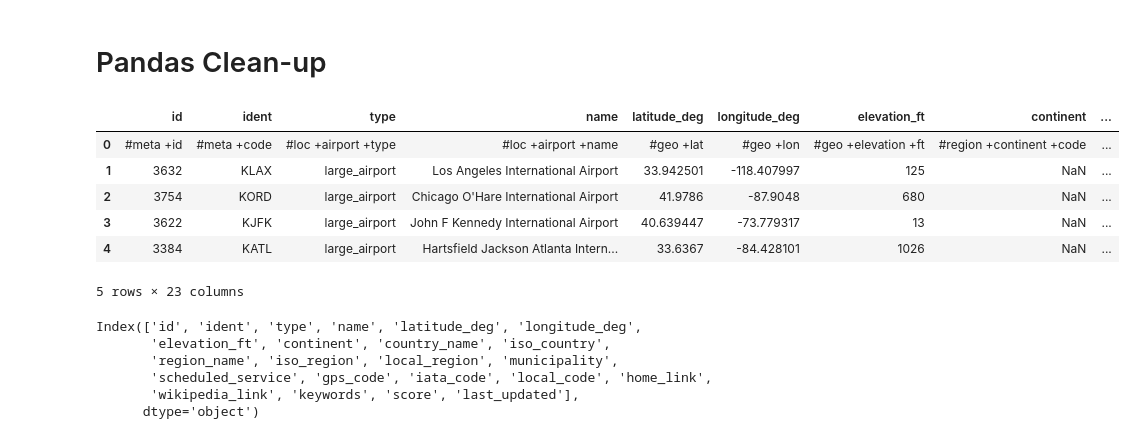
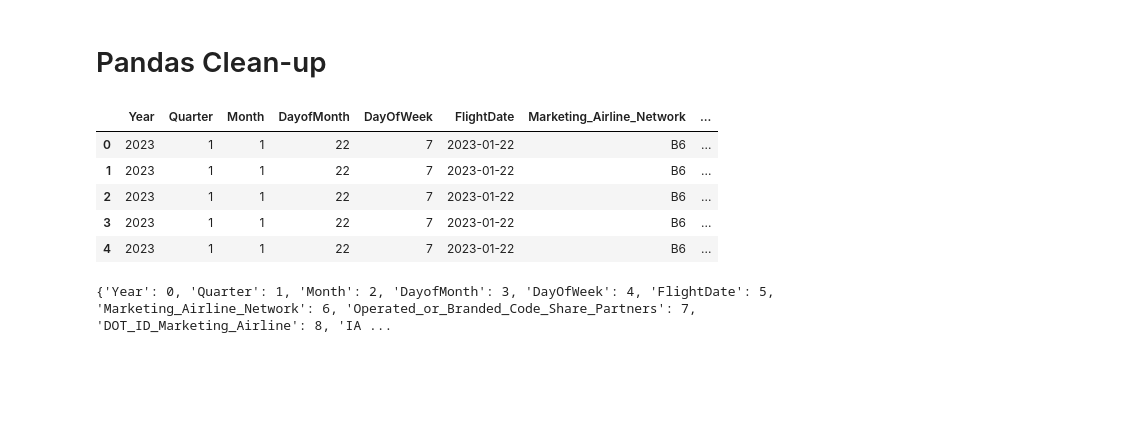
Before and after one commit to redpandata19/project3_team2, a Jupyter notebook: Cleanup2.ipynb, the cells around one changed output. Cells and saved outputs as stored; diff of their text form; code cells hidden in the pictures; blank space fills up the shorter version.

Commit message:
bureau of transportation statistics source data too large, uploading cleanup files and attempting to sort size issues

```diff
--- a/Cleanup2.ipynb
+++ b/Cleanup2.ipynb
@@ -7,23 +8,20 @@ from pathlib import Path
 # %%
 # Read in CSV and display a few rows
-airports = pd.read_csv('Resources/us-airports.csv')
-airports.head()
+pd.set_option('display.max_columns', None)
+flight_csv = pd.read_csv('Resources/On_Time_Marketing_Carrier_On_Time_Performance_(Beginning_January_2018)_2023_1.csv', low_memory=False)
+flight_csv.head()
 # %% [output]
-|  | id | ident | type | name | latitude_deg | longitude_deg | elevation_ft | continent | ... |
-| 0 | #meta +id | #meta +code | #loc +airport +type | #loc +airport +name | #geo +lat | #geo +lon | #geo +elevation +ft | #region +continent +code | ... |
-| 1 | 3632 | KLAX | large_airport | Los Angeles International Airport | 33.942501 | -118.407997 | 125 | NaN | ... |
-| 2 | 3754 | KORD | large_airport | Chicago O'Hare International Airport | 41.9786 | -87.9048 | 680 | NaN | ... |
-| 3 | 3622 | KJFK | large_airport | John F Kennedy International Airport | 40.639447 | -73.779317 | 13 | NaN | ... |
-| 4 | 3384 | KATL | large_airport | Hartsfield Jackson Atlanta Intern... | 33.6367 | -84.428101 | 1026 | NaN | ... |
+|  | Year | Quarter | Month | DayofMonth | DayOfWeek | FlightDate | Marketing_Airline_Network | ... |
+| 0 | 2023 | 1 | 1 | 22 | 7 | 2023-01-22 | B6 | ... |
+| 1 | 2023 | 1 | 1 | 22 | 7 | 2023-01-22 | B6 | ... |
+| 2 | 2023 | 1 | 1 | 22 | 7 | 2023-01-22 | B6 | ... |
+| 3 | 2023 | 1 | 1 | 22 | 7 | 2023-01-22 | B6 | ... |
+| 4 | 2023 | 1 | 1 | 22 | 7 | 2023-01-22 | B6 | ... |
-5 rows × 23 columns
 # %%
-airports.columns
+# Display columns without it being truncated because 'Operating_Airlines' column receives an error
+print({col: index for index, col in enumerate(flight_csv.columns)})
+# Discovered: 'Operating_Airline ' column has a space at the end in the index
 # %% [output]
-Index(['id', 'ident', 'type', 'name', 'latitude_deg', 'longitude_deg',
-       'elevation_ft', 'continent', 'country_name', 'iso_country',
-       'region_name', 'iso_region', 'local_region', 'municipality',
-       'scheduled_service', 'gps_code', 'iata_code', 'local_code', 'home_link',
-       'wikipedia_link', 'keywords', 'score', 'last_updated'],
-      dtype='object')
+{'Year': 0, 'Quarter': 1, 'Month': 2, 'DayofMonth': 3, 'DayOfWeek': 4, 'FlightDate': 5, 'Marketing_Airline_Network': 6, 'Operated_or_Branded_Code_Share_Partners': 7, 'DOT_ID_Marketing_Airline': 8, 'IA ...
 # %%
 # Select columns and create new dataframe
```
Also changed, not shown: parts of 11 cells of this notebook, 2 other files.
